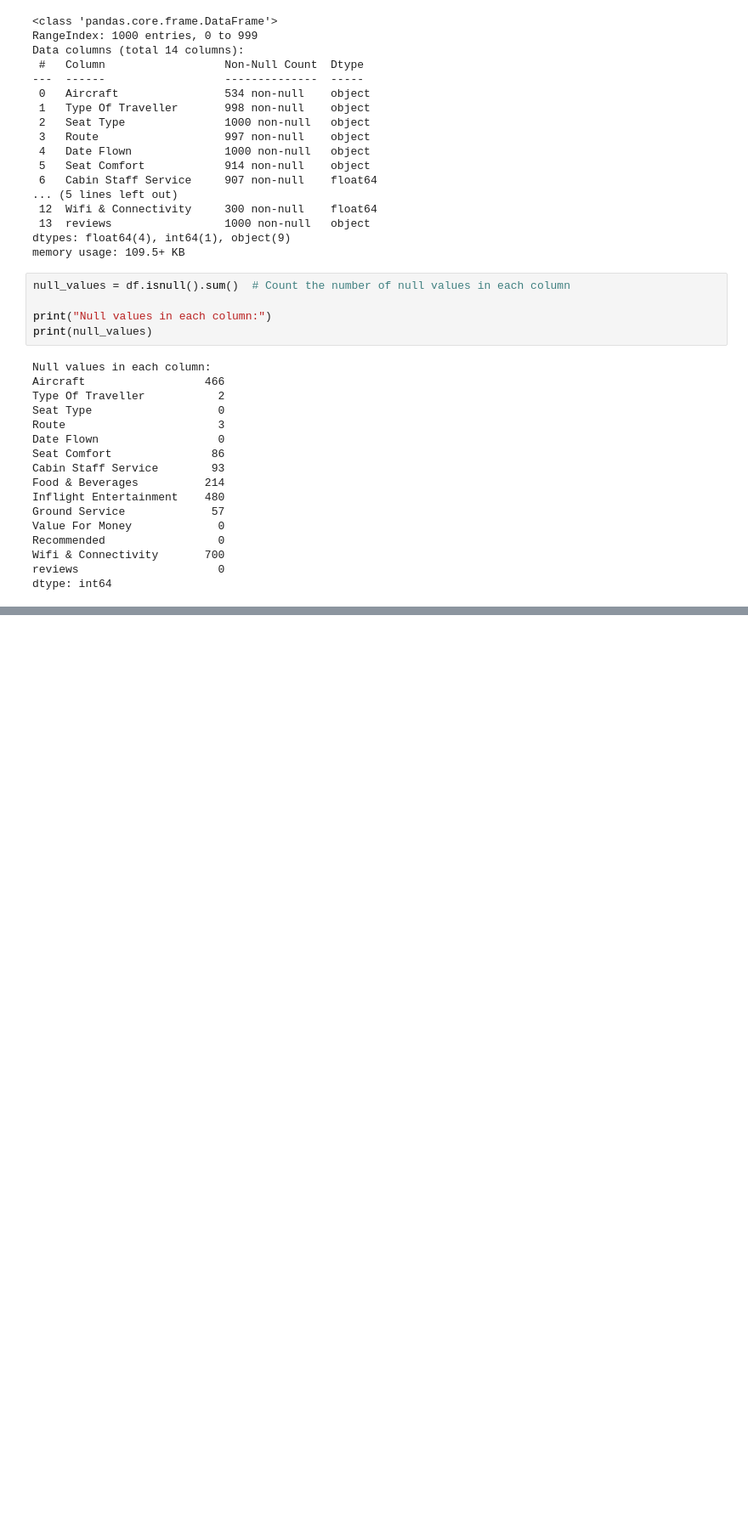
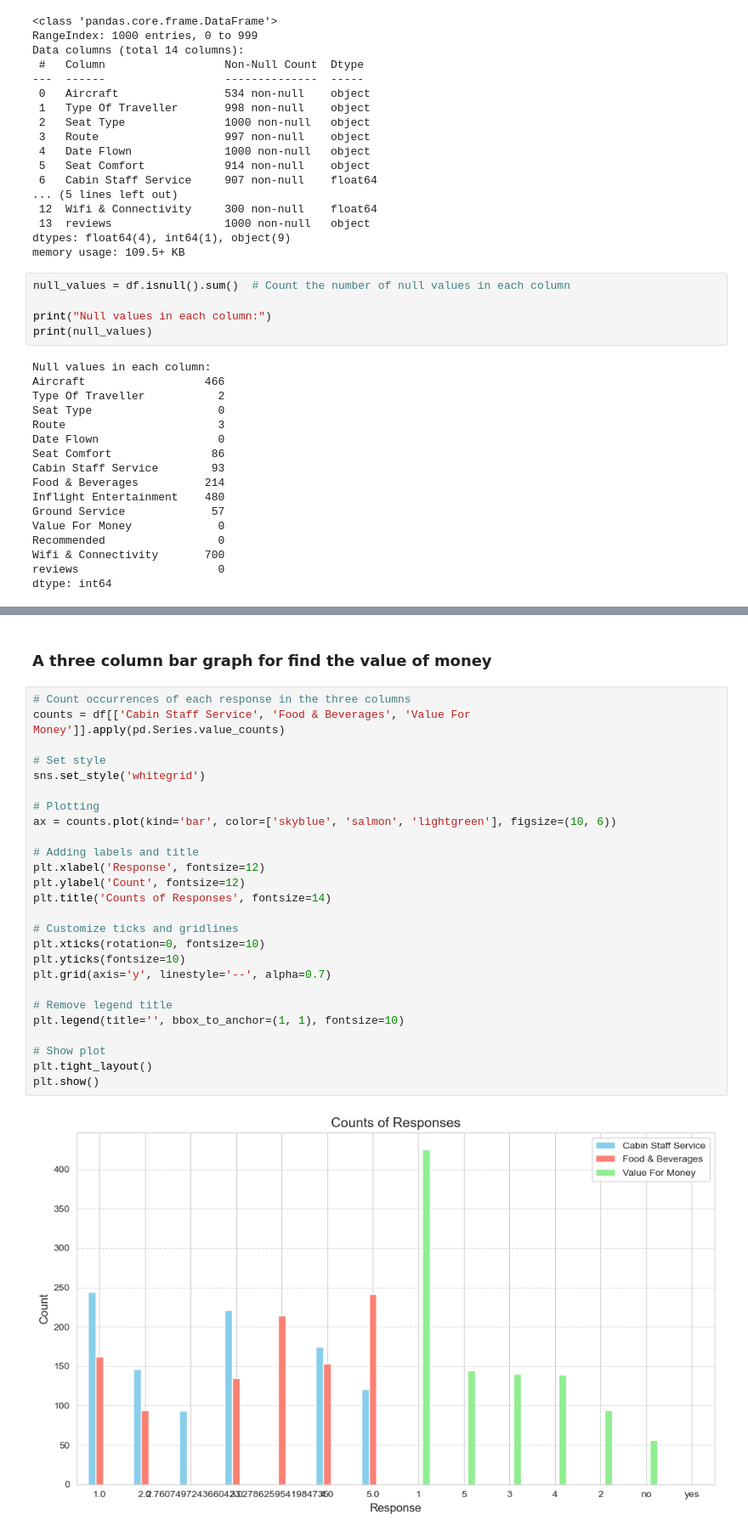
Before and after one commit to Mobisafrankline/webscraping-analysis-british-airways, a Jupyter notebook: code.ipynb, the cells around one changed output, grey strips where cells are left out. Shown at 85% size. Cells and saved outputs as stored; diff of their text form; blank space fills up the shorter version.

```diff
--- a/code.ipynb
+++ b/code.ipynb
@@ -185,0 +277,30 @@ print(df)
+# %% [markdown]
+### A three column bar graph for find the value of money
+# %%
+# Count occurrences of each response in the three columns
+counts = df[['Cabin Staff Service', 'Food & Beverages', 'Value For Money']].apply(pd.Series.value_counts)
+
+# Set style
+sns.set_style('whitegrid')
+
+# Plotting
+ax = counts.plot(kind='bar', color=['skyblue', 'salmon', 'lightgreen'], figsize=(10, 6))
+
+# Adding labels and title
+plt.xlabel('Response', fontsize=12)
+plt.ylabel('Count', fontsize=12)
+plt.title('Counts of Responses', fontsize=14)
+
+# Customize ticks and gridlines
+plt.xticks(rotation=0, fontsize=10)
+plt.yticks(fontsize=10)
+plt.grid(axis='y', linestyle='--', alpha=0.7)
+
+# Remove legend title
+plt.legend(title='', bbox_to_anchor=(1, 1), fontsize=10)
+
+# Show plot
+plt.tight_layout()
+plt.show()
+# %% [output]
+[figure, added]
```
Also changed, not shown: parts of 18 cells of this notebook.
